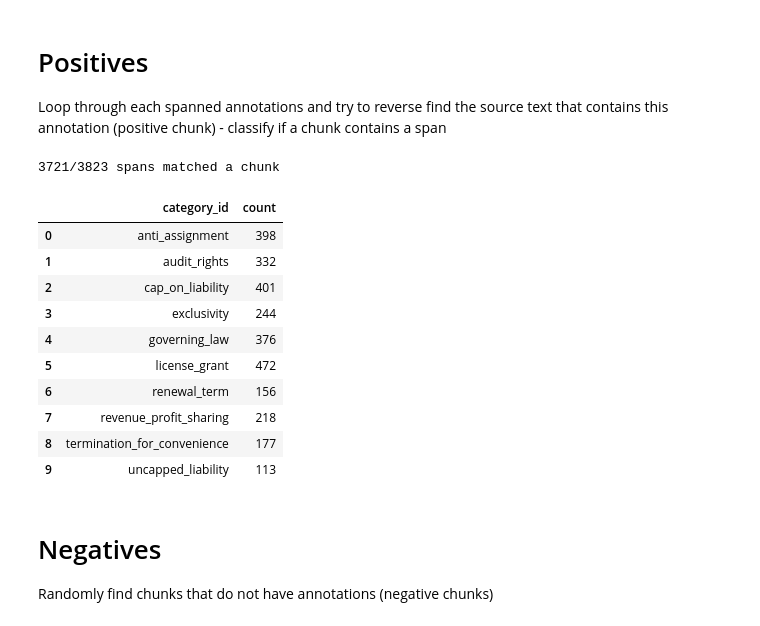
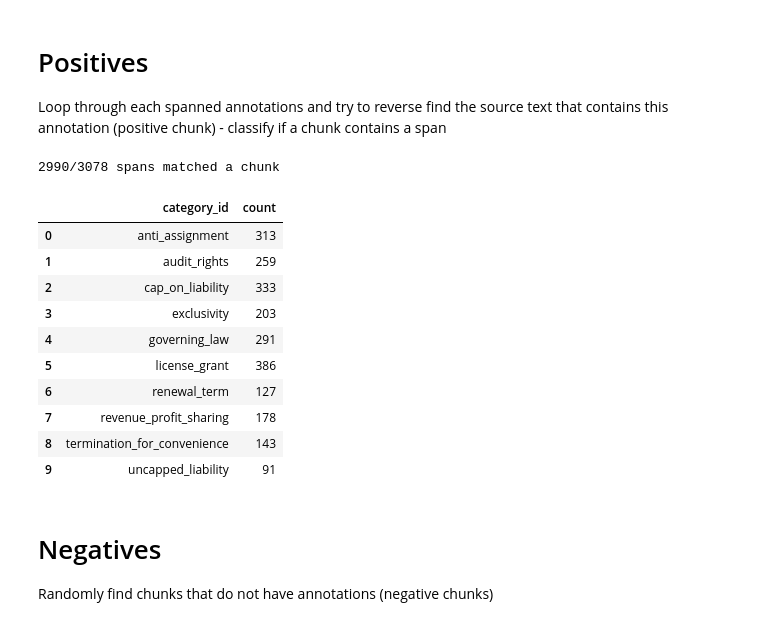
Before and after one commit to Break-Through-Tech/Accenture-1O-contract-review-challenge, a Jupyter notebook: notebooks/simple_classification.ipynb, the cells around one changed output. Drawn from its saved outputs; the diff is of its cells as text; code cells hidden in the pictures.

```diff
--- a/notebooks/simple_classification.ipynb
+++ b/notebooks/simple_classification.ipynb
@@ -67,21 +68,13 @@ final_spans.head()
 - Overlap = 64 tokens
 - Result: 10,841 Chunks
 # %%
-from chunking_helper import create_paragraph_chunks
-from transformers import AutoTokenizer
-
-MODEL_ID = "distilroberta-base"
-tokenizer = AutoTokenizer.from_pretrained(MODEL_ID)
-
-chunks = create_paragraph_chunks(final_documents, tokenizer, chunk_size=512)
-
+train_chunks = load_file_from_github("notebooks/task10_outputs/chunks.parquet")
 # add contract text to chunks
-chunks["text"] = chunks.apply(
-    lambda row: final_documents.loc[
-        final_documents["contract_id"] == row["contract_id"], "context"
+train_chunks["text"] = train_chunks.apply(
+    lambda row: train_documents.loc[
+        train_documents["contract_id"] == row["contract_id"], "context"
     ].iloc[0][row["char_start"]:row["char_end"]],
     axis=1
 )
-
-chunks.head()
+train_chunks.head()
 # %% [output]
@@ -103,45 +95,50 @@ Loop through each spanned annotations and try to reverse find the source text th
 # %%
 import pandas as pd
 
-def find_positives(chunks):
+def find_positives(chunks, spans):
+    """
+    Reverse find the chunks contains an annotation (positive chunk)
+    :param chunks: a DataFrame of chunks with at least chunk_id and text categories
+    :return: a DataFrame of (chunk_id, category_id) pairs
+    """
     chunks_by_contract_idx = chunks.groupby("contract_id").indices
     start, end = chunks.char_start.values, chunks.char_end.values
 
     hits, pos_found = [], 0
-    for row in final_spans.itertuples():
+    for row in spans.itertuples():
         chunk_idxes = chunks_by_contract_idx.get(row.contract_id)
 
         # if contract has no annotation sets
         if chunk_idxes is None:
             continue
 
         # matches chunk indices where span start and end are contained in the chunk
         matches = chunk_idxes[(start[chunk_idxes] <= row.answer_start)
                               & (row.answer_end <= end[chunk_idxes])]
         pos_found += len(matches) > 0
 
         # saves the chunk_id and their category of each match
         hits += [(row.category_id, chunks.chunk_id.iat[i]) for i in matches]
 
     positives = pd.DataFrame(hits, columns=["category_id", "chunk_id"]).drop_duplicates()
     return positives, pos_found
 
-positives, pos_found = find_positives(chunks)
-print(f"{pos_found}/{len(final_spans)} spans matched a chunk")
-positives.groupby("category_id").size().reset_index(name="count")
+train_positives, pos_found = find_positives(train_chunks, train_spans)
+print(f"{pos_found}/{len(train_spans)} spans matched a chunk")
+train_positives.groupby("category_id").size().reset_index(name="count")
 # %% [output]
-3721/3823 spans matched a chunk
+2990/3078 spans matched a chunk
 |  | category_id | count |
-| 0 | anti_assignment | 398 |
-| 1 | audit_rights | 332 |
-| 2 | cap_on_liability | 401 |
-| 3 | exclusivity | 244 |
-| 4 | governing_law | 376 |
-| 5 | license_grant | 472 |
-| 6 | renewal_term | 156 |
-| 7 | revenue_profit_sharing | 218 |
-| 8 | termination_for_convenience | 177 |
-| 9 | uncapped_liability | 113 |
+| 0 | anti_assignment | 313 |
+| 1 | audit_rights | 259 |
+| 2 | cap_on_liability | 333 |
+| 3 | exclusivity | 203 |
+| 4 | governing_law | 291 |
+| 5 | license_grant | 386 |
+| 6 | renewal_term | 127 |
+| 7 | revenue_profit_sharing | 178 |
+| 8 | termination_for_convenience | 143 |
+| 9 | uncapped_liability | 91 |
 # %% [markdown]
 # Negatives
 
```
Also changed, not shown: parts of 29 cells of this notebook, 6 other files.
